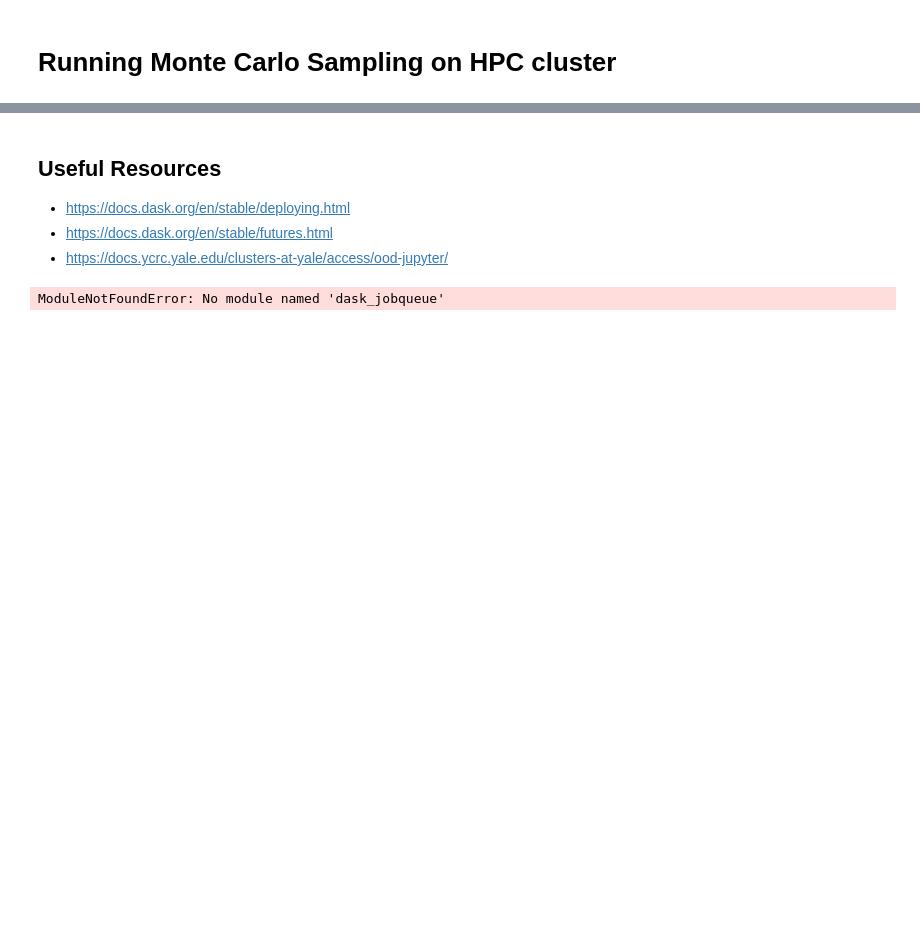
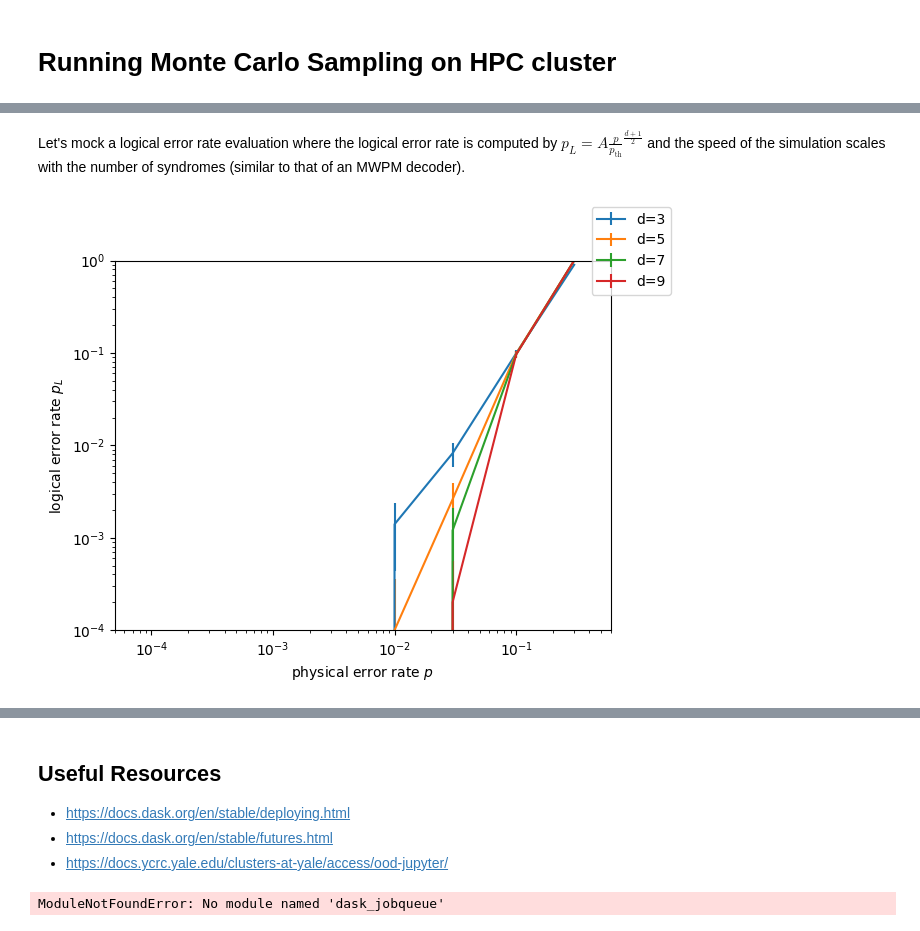
Before and after one commit to yuewuo/qec-lego-bench, a Jupyter notebook: docs/notebooks/monte-carlo-sampling-on-cluster.ipynb, the cells around one changed output, grey strips where cells are left out. Cells and saved outputs as stored; diff of their text form; code cells hidden in the pictures; blank space fills up the shorter version.

Commit message:
dynamic plot using intermediate result done

```diff
--- a/docs/notebooks/monte-carlo-sampling-on-cluster.ipynb
+++ b/docs/notebooks/monte-carlo-sampling-on-cluster.ipynb
@@ -55,9 +51,11 @@ Hosting the HTTP server on port 50992 instead
 cluster
 # %% [output]
 [interactive output not drawn]
+# %%
+client = Client(cluster)
 # %%
-from qec_lego_bench.hpc.monte_carlo import MonteCarloJob
+from qec_lego_bench.hpc.monte_carlo import MonteCarloJob, LogicalErrorResult, MonteCarloJobExecutor
 
-job = MonteCarloJob(LogicalErrorResult, a=3)
+job = MonteCarloJob(LogicalErrorResult, a=3, b=2)
 hash(job)
 # %% [output]
@@ -76,0 +75,69 @@ LogicalErrorResult(errors=25)
+# %% [markdown]
+Let's mock a logical error rate evaluation where the logical error rate is computed by $p_L = A \frac{p}{p_{\text{th}}}^{\frac{d+1}{2}}$ and the speed of the simulation scales with the number of syndromes (similar to that of an MWPM decoder).
+# %%
+import scipy.stats as stats
+import distributed
+import time
+
+def mock_logical_error_rate(shots: int, d: int, p: float, pth: float = 0.1, A: float = 0.1, per_defect_time: float = 1e-4) -> LogicalErrorResult:
+    # distributed.print(f"running {shots} of d={d}, p={p}")
+    pL = min(1, A * (p / pth) ** ((d + 1) // 2))
+    binom_dist = stats.binom(shots, pL)
+    logical_errors = binom_dist.rvs()  # return a random sample of how many logical errors
+    physical_errors = d * d * p * shots
+    time.sleep(physical_errors * per_defect_time)
+    return LogicalErrorResult(logical_errors)
+# %%
+from IPython import display
+import numpy as np
+import matplotlib.pyplot as plt
+import sinter
+
+d_vec = [3, 5, 7, 9]
+p_vec = [0.0001, 0.0003, 0.001, 0.003, 0.01, 0.03, 0.1, 0.3]
+jobs = [
+    MonteCarloJob(d=d, p=p) for d in d_vec for p in p_vec
+]
+
+executor = MonteCarloJobExecutor(
+    client,
+    mock_logical_error_rate,
+    jobs
+)
+
+def naive_next_job(executor: MonteCarloJobExecutor) -> tuple[MonteCarloJob, int] | None:
+    for job in executor:
+        if job.expecting_shots < 1000:
+            return job, 10000 - job.expecting_shots
+
+hdisplay = display.display("", display_id=True)
+
+def plot_intermediate_result(executor: MonteCarloJobExecutor):
+    fig, ax = plt.subplots(1,1)
+    ax.clear()
+    ax.set_xlabel('physical error rate $p$')
+    ax.set_ylabel('logical error rate $p_L$')
+    ax.set_xlim(min(p_vec) / 2, max(p_vec) * 2)
+    ax.set_xscale("log")
+    ax.set_ylim(1e-4, 1)
+    ax.set_yscale("log")
+    for d in d_vec:
+        x_vec = []
+        y_vec = []
+        err_vec = []
+        for p in p_vec:
+            job = executor.get_job(d=d, p=p)
+            if job is None or job.result is None:
+                continue
+            x_vec.append(p)
+            stats = job.result.stats_of(job)
+            y_vec.append(stats.failure_rate_value)
+            err_vec.append(stats.failure_rate_uncertainty)
+        ax.errorbar(x_vec, y_vec, err_vec, label=f"d={d}")
+    fig.legend()
+    hdisplay.update(fig)
+    plt.close(fig)
+
+executor.execute(naive_next_job, loop_callback=plot_intermediate_result)
+# %% [output]
+[figure, added]
```
Also changed, not shown: parts of 7 cells of this notebook, 2 other files.
